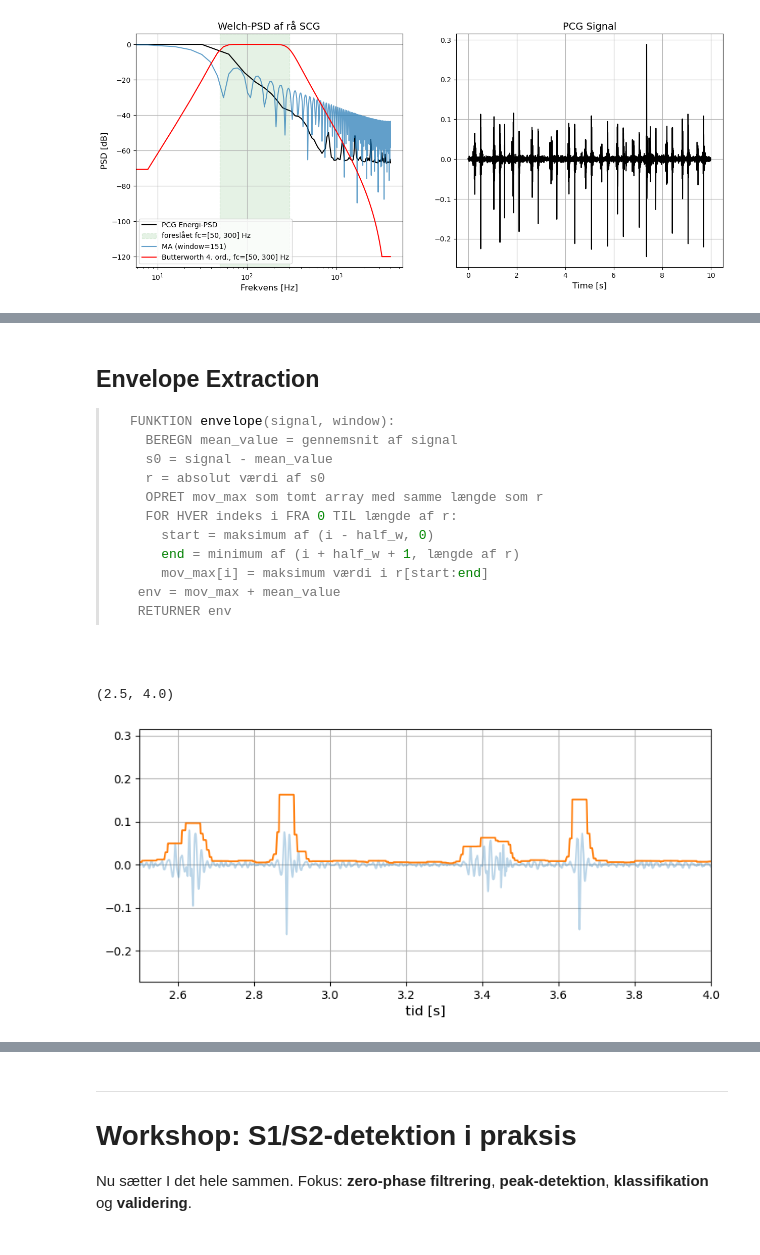
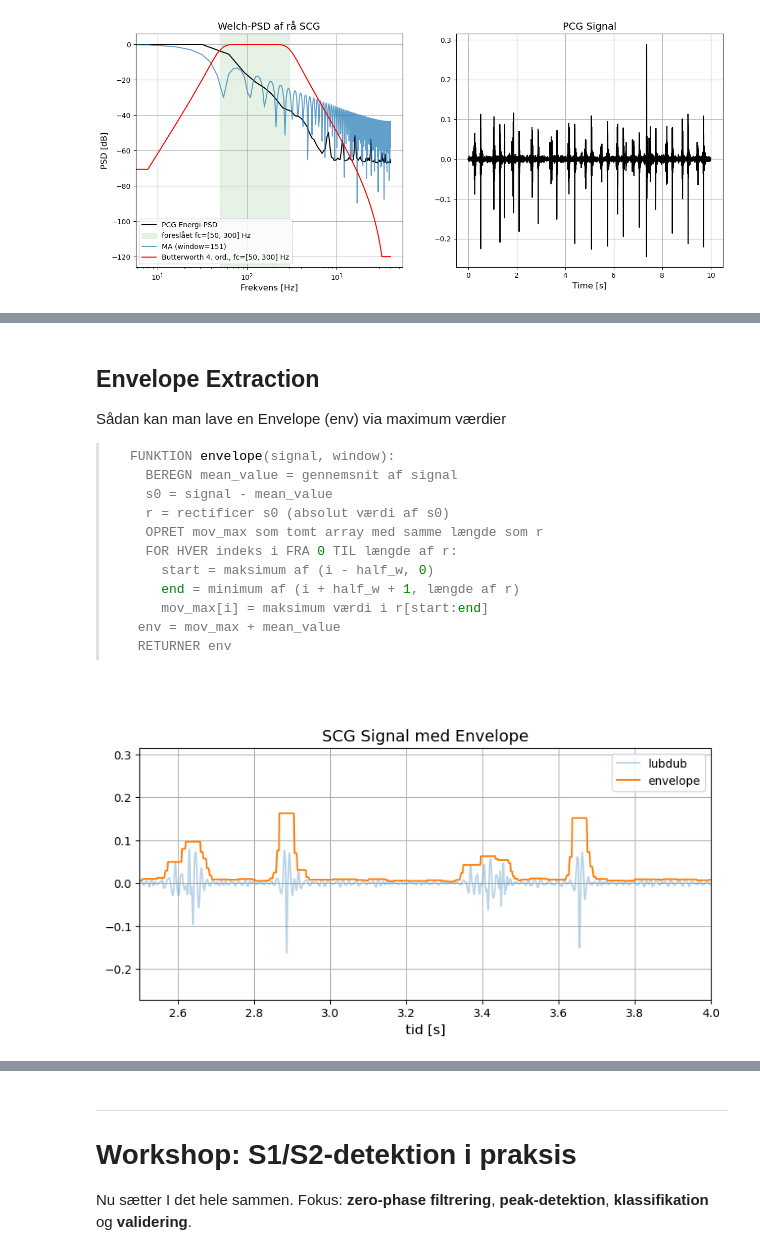
Before and after one commit to AAU-ST2-Programming/signals_2, a Jupyter notebook: Lecture6_SCG_Filtering_FeatureTiming_v2.ipynb, the cells around one changed output, grey strips where cells are left out. Drawn from its saved outputs; the diff is of its cells as text; code cells hidden in the pictures.

````diff
--- a/Lecture6_SCG_Filtering_FeatureTiming_v2.ipynb
+++ b/Lecture6_SCG_Filtering_FeatureTiming_v2.ipynb
@@ -277,7 +281,7 @@ flowchart LR
 - Det er et stetoskop.
 - $20Hz < \textbf{det menneskelige auditive spektrum} < 20 000 Hz$
 # %%
-fig, axs =plt.subplots(1,2, figsize=(10,4))
+fig, axs =plt.subplots(1,2, figsize=(18,8))
 axs[0].imshow(plt.imread("files/stetoskop.jpg"))
 axs[0].axis('off')               # hides axes and ticks
 
@@ -469,10 +472,12 @@ Eksempel: Stetoskop-signaler med **S₁** og **S₂** hjertelyde.
 # %% [markdown]
 ## Envelope Extraction
->```sh
+
+Sådan kan man lave en Envelope (env) via maximum værdier
+>```zsh
 >FUNKTION envelope(signal, window):
 >   BEREGN mean_value = gennemsnit af signal
 >   s0 = signal - mean_value
->   r = absolut værdi af s0
+>   r = rectificer s0 (absolut værdi af s0)
 >   OPRET mov_max som tomt array med samme længde som r
 >   FOR HVER indeks i FRA 0 TIL længde af r:
 >     start = maksimum af (i - half_w, 0)
@@ -486,33 +491,35 @@ import numpy as np
 
 def envelope(x, window=50):
     """
     Beregn en envelope for et signal x.
     """
     # 1. Fjern gennemsnittet
     mean_x = np.mean(x)
     s0 = x - mean_x
 
     # 2. Rectify (absolut værdi)
     r = np.abs(s0)
 
     # 3. Moving Maximum
     mov_max = np.zeros_like(r)
     half_w = window // 2
     for i in range(len(r)):
         start = max(i - half_w, 0)
         end = min(i + half_w + 1, len(r))
         mov_max[i] = np.max(r[start:end])
 
     # 4. Tilføj gennemsnittet tilbage
     env = mov_max + mean_x
     return env
 
 e = envelope(lubdub,window=301)
 plt.plot(t_lubdub,lubdub, label="lubdub", alpha=0.3)
 plt.plot(t_lubdub,e, label="envelope")
+plt.legend()
 plt.xlabel("tid [s]")
 plt.xlim([2.5, 4])
+plt.title("SCG Signal med Envelope")
+plt.show()
 # %% [output]
-(2.5, 4.0)
-[figure, old version]
+[figure, new version]
 # %% [markdown]
````
Also changed, not shown: parts of 37 cells of this notebook, 4 other files.
